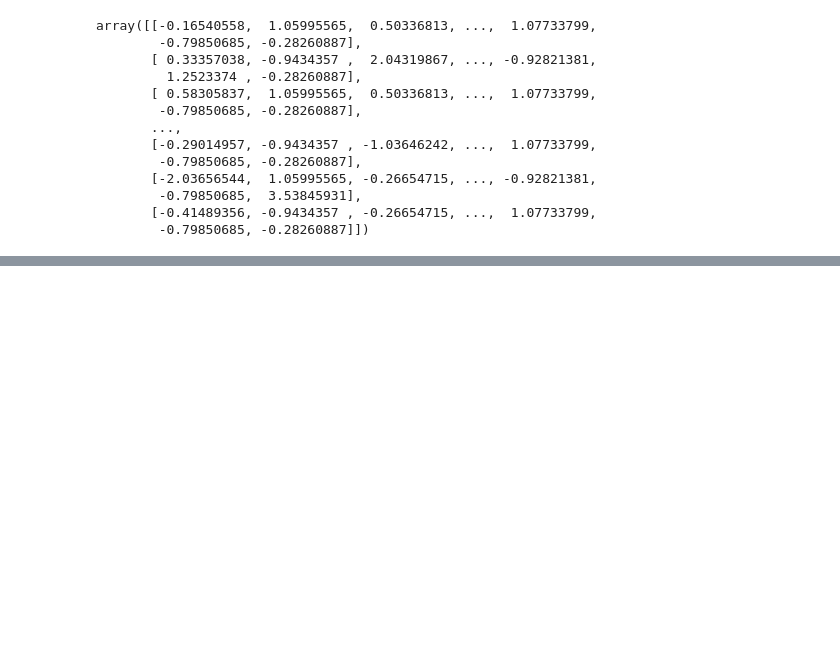
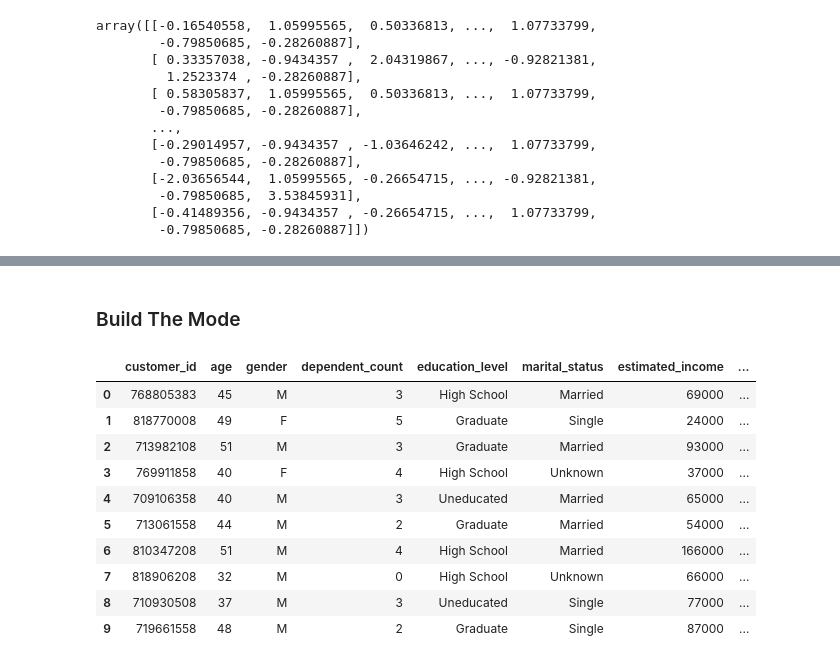
Before and after one commit to KaraniAbdellah/kmeans-credit-card-clustering, a Jupyter notebook: main.ipynb, the cells around one changed output, grey strips where cells are left out. Cells and saved outputs as stored; diff of their text form; code cells hidden in the pictures; blank space fills up the shorter version.

```diff
--- a/main.ipynb
+++ b/main.ipynb
@@ -156,0 +186,22 @@ array([[-0.16540558,  1.05995565,  0.50336813, ...,  1.07733799,
+# %% [markdown]
+### Build The Mode
+# %%
+model = KMeans(n_clusters=6, max_iter=300)
+y= model.fit_predict(X_scaled)
+
+y
+
+df["CLUSTER"] = y
+df.head(10)
+# %% [output]
+|  | customer_id | age | gender | dependent_count | education_level | marital_status | estimated_income | ... |
+| 0 | 768805383 | 45 | M | 3 | High School | Married | 69000 | ... |
+| 1 | 818770008 | 49 | F | 5 | Graduate | Single | 24000 | ... |
+| 2 | 713982108 | 51 | M | 3 | Graduate | Married | 93000 | ... |
+| 3 | 769911858 | 40 | F | 4 | High School | Unknown | 37000 | ... |
+| 4 | 709106358 | 40 | M | 3 | Uneducated | Married | 65000 | ... |
+| 5 | 713061558 | 44 | M | 2 | Graduate | Married | 54000 | ... |
+| 6 | 810347208 | 51 | M | 4 | High School | Married | 166000 | ... |
+| 7 | 818906208 | 32 | M | 0 | High School | Unknown | 66000 | ... |
+| 8 | 710930508 | 37 | M | 3 | Uneducated | Single | 77000 | ... |
+| 9 | 719661558 | 48 | M | 2 | Graduate | Single | 87000 | ... |
```
Also changed, not shown: parts of 5 cells of this notebook, 1 other file.
